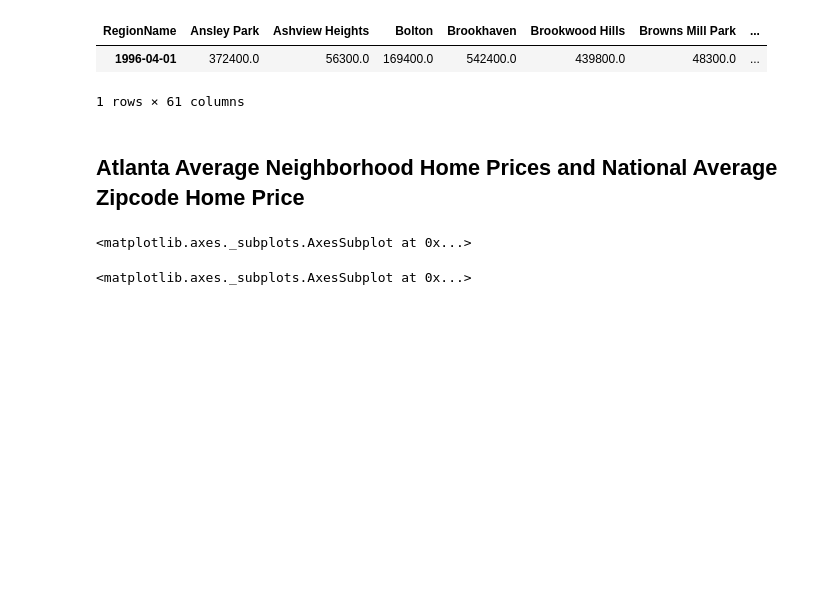
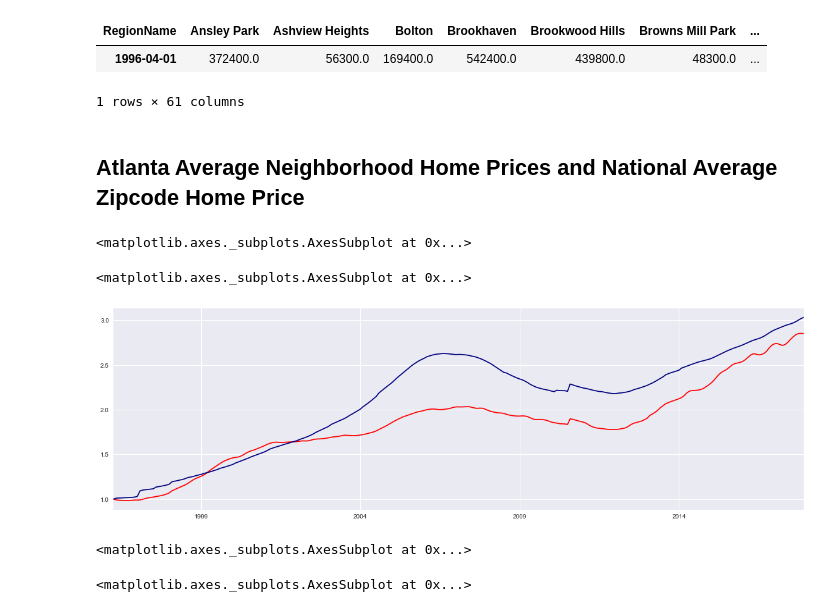
Before and after one commit to akell47/Zillow, a Jupyter notebook: zipcode.ipynb, the cells around one changed output. Cells and saved outputs as stored; diff of their text form; code cells hidden in the pictures; blank space fills up the shorter version.

```diff
--- a/zipcode.ipynb
+++ b/zipcode.ipynb
@@ -235,8 +236,19 @@ T_patlanta.head(1)
 | RegionName | Ansley Park | Ashview Heights | Bolton | Brookhaven | Brookwood Hills | Browns Mill Park | ... |
 | 1996-04-01 | 372400.0 | 56300.0 | 169400.0 | 542400.0 | 439800.0 | 48300.0 | ... |
 1 rows × 61 columns
+# %%
+T_patlanta['Normalized'] = T_patlanta['Average'] / T_patlanta['Average'].loc[0,]
+# %%
+T_pzip['Normalized'] = T_pzip['Average'] / T_pzip['Average'].loc[0,]
 # %% [markdown]
 ## Atlanta Average Neighborhood Home Prices and National Average Zipcode Home Price
+# %%
+T_patlanta[('Normalized')].resample('M').mean().plot(figsize=(20,6),color='red')#Atlanta
+T_pzip['Normalized'].resample('M').mean().plot(figsize=(20,6),color='navy')#National
+# %% [output]
+<matplotlib.axes._subplots.AxesSubplot at 0x...>
+<matplotlib.axes._subplots.AxesSubplot at 0x...>
+[figure, added]
 # %%
 T_patlanta[('Average')].resample('M').mean().plot(figsize=(20,6),color='red')#Atlanta
 T_pzip['Average'].resample('M').mean().plot(figsize=(20,6),color='navy')#National
```
Also changed, not shown: parts of 7 cells of this notebook.
